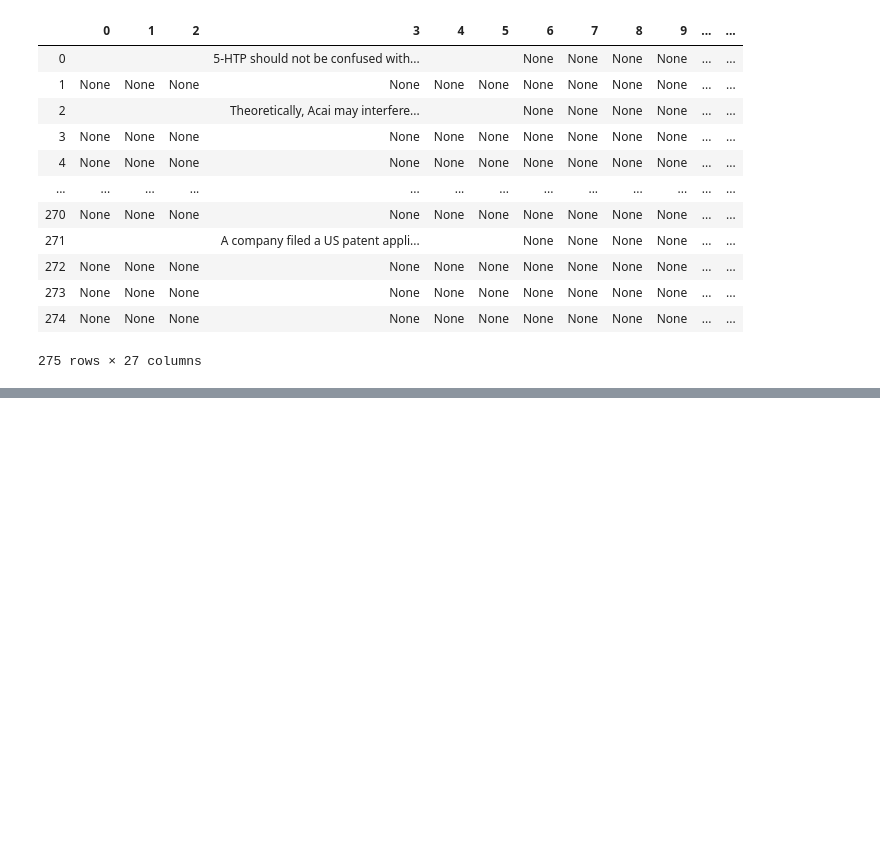
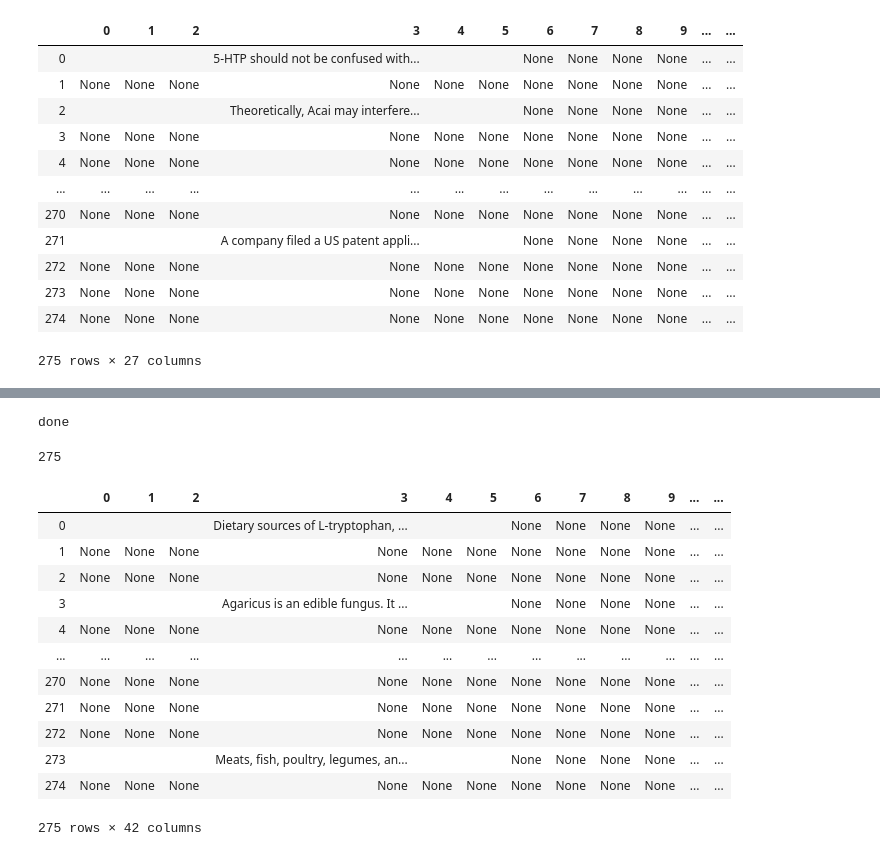
Before and after one commit to yingxuan0806/UROP-OncoRx, a Jupyter notebook: Data/About Herbs/scraper.ipynb, the cells around one changed output, grey strips where cells are left out. Cells and saved outputs as stored; diff of their text form; code cells hidden in the pictures; blank space fills up the shorter version.

Commit message:
add food source

```diff
--- a/Data/About Herbs/scraper.ipynb
+++ b/Data/About Herbs/scraper.ipynb
@@ -945,0 +1003,19 @@ print(brand_name)
+# %%
+# h_clinical summary
+#scientific name
+p_clinical_summary = []
+
+for i in range(len(link)):
+    response = requests.get(link[i])
+    data_ = response.text
+    soup = BeautifulSoup(data_, 'lxml')
+    clinical_summary = soup.find('div', class_ = """clearfix text-formatted field field-node--field-herb-clinical-summary field-name-field-herb-clinical-summary field-type-text-long""")
+    if clinical_summary is None:
+        p_clinical_summary.append("")
+
+    if clinical_summary is not None:
+        clinical_summary = clinical_summary.text
+        clinical_summary = clinical_summary.split("\n")
+        p_clinical_summary.append(clinical_summary)
+
+print("done")
@@ -945,0 +1047,39 @@ print(brand_name)
+# %%
+# h food source
+h_food_source = []
+
+for i in range(len(link)):
+    response = requests.get(link[i])
+    data_ = response.text
+    soup = BeautifulSoup(data_, 'lxml')
+    food_source = soup.find('div', class_ = """clearfix text-formatted field field-node--field-herb-food-sources field-name-field-herb-food-sources field-type-text-long""")
+    if food_source is None:
+        h_food_source.append("")
+
+    if food_source is not None:
+        food_source = food_source.text
+        food_source = food_source.split("\n")
+        h_food_source.append(food_source)
+
+print("done")
+# %% [output]
+done
+# %%
+print(len(h_food_source))
+h_food_source_df = pd.DataFrame(h_food_source)
+h_food_source_df
+# %% [output]
+275
+|  | 0 | 1 | 2 | 3 | 4 | 5 | 6 | 7 | 8 | 9 | ... | ... |
+| 0 |  |  |  | Dietary sources of L-tryptophan, ... |  |  | None | None | None | None | ... | ... |
+| 1 | None | None | None | None | None | None | None | None | None | None | ... | ... |
+| 2 | None | None | None | None | None | None | None | None | None | None | ... | ... |
+| 3 |  |  |  | Agaricus is an edible fungus. It ... |  |  | None | None | None | None | ... | ... |
+| 4 | None | None | None | None | None | None | None | None | None | None | ... | ... |
+| ... | ... | ... | ... | ... | ... | ... | ... | ... | ... | ... | ... | ... |
+| 270 | None | None | None | None | None | None | None | None | None | None | ... | ... |
+| 271 | None | None | None | None | None | None | None | None | None | None | ... | ... |
+| 272 | None | None | None | None | None | None | None | None | None | None | ... | ... |
+| 273 |  |  |  | Meats, fish, poultry, legumes, an... |  |  | None | None | None | None | ... | ... |
+| 274 | None | None | None | None | None | None | None | None | None | None | ... | ... |
+275 rows × 42 columns
```
Also changed, not shown: parts of 12 cells of this notebook, 10 other files.
